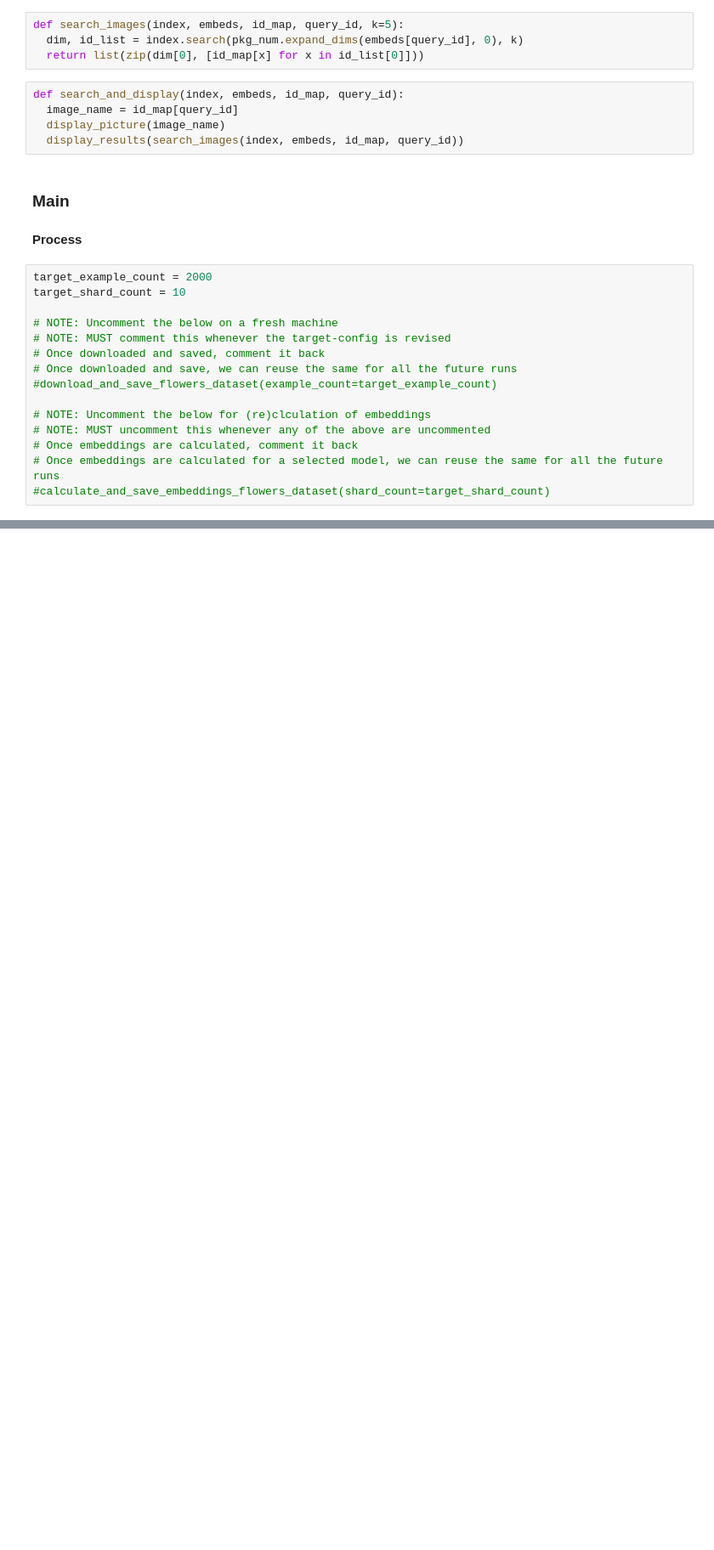
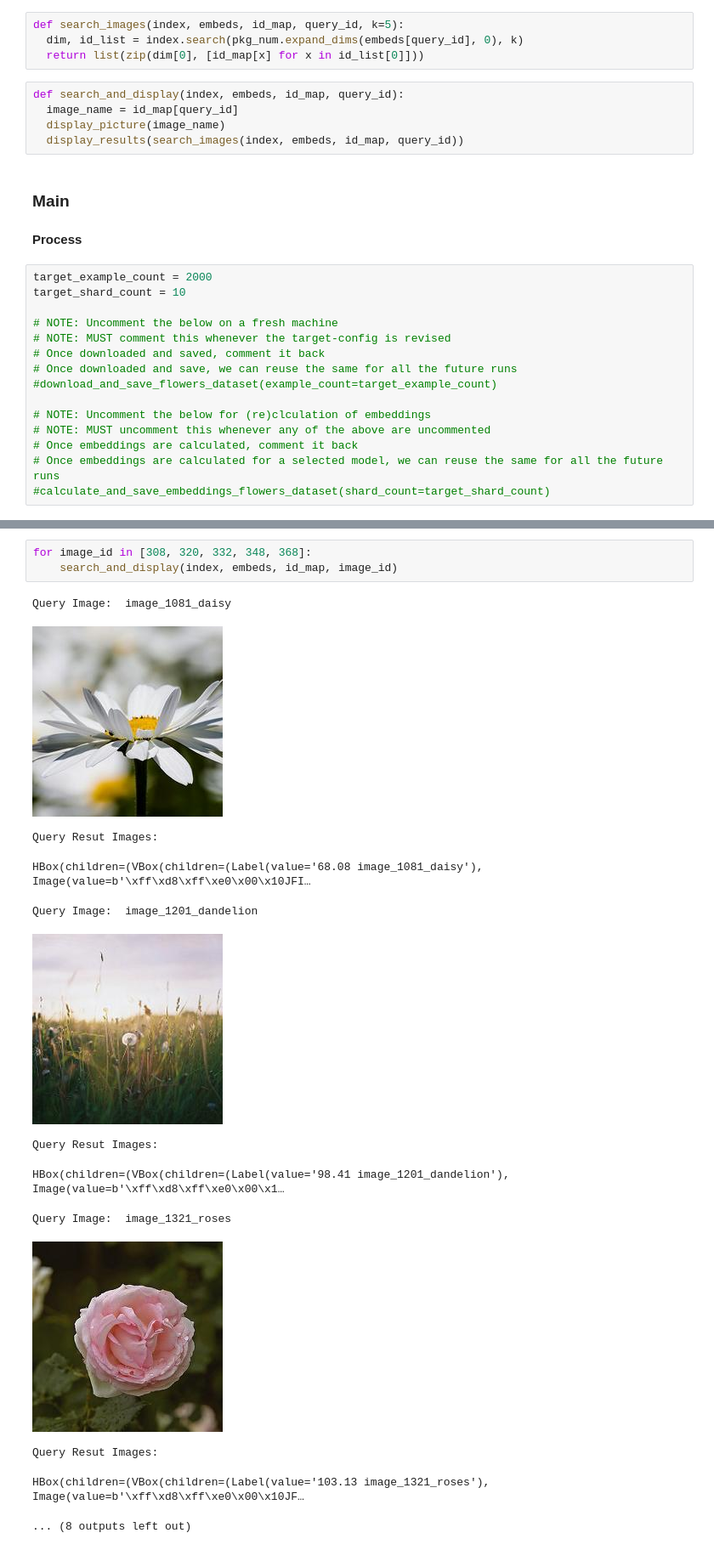
Before and after one commit to laxmilearn/ml_playground, a Jupyter notebook: src/tf_image_embeddings_play.ipynb, the cells around one changed output, grey strips where cells are left out. Shown at 85% size. Saved outputs shown, nothing was run; the diff lists cells and outputs as text; blank space fills up the shorter version.

```diff
--- a/src/tf_image_embeddings_play.ipynb
+++ b/src/tf_image_embeddings_play.ipynb
@@ -489,3 +522,20 @@ HBox(children=(VBox(children=(Label(value='188.12 image_0100_sunflowers'), Image
+# %%
+for image_id in [308, 320, 332, 348, 368]:
+    search_and_display(index, embeds, id_map, image_id)
+# %% [output]
+Query Image:  image_1081_daisy
+[figure, added]
+Query Resut Images:
+HBox(children=(VBox(children=(Label(value='68.08 image_1081_daisy'), Image(value=b'\xff\xd8\xff\xe0\x00\x10JFI…
+Query Image:  image_1201_dandelion
+[figure, added]
+Query Resut Images:
+HBox(children=(VBox(children=(Label(value='98.41 image_1201_dandelion'), Image(value=b'\xff\xd8\xff\xe0\x00\x1…
+Query Image:  image_1321_roses
+[figure, added]
+Query Resut Images:
+HBox(children=(VBox(children=(Label(value='103.13 image_1321_roses'), Image(value=b'\xff\xd8\xff\xe0\x00\x10JF…
+... (8 outputs left out)
 # %%
 # Compute Total Run Time
 run_time_seconds = int(pkg_time.time() - run_start_time)
```
Also changed, not shown: parts of 8 cells of this notebook, 1 other file.
